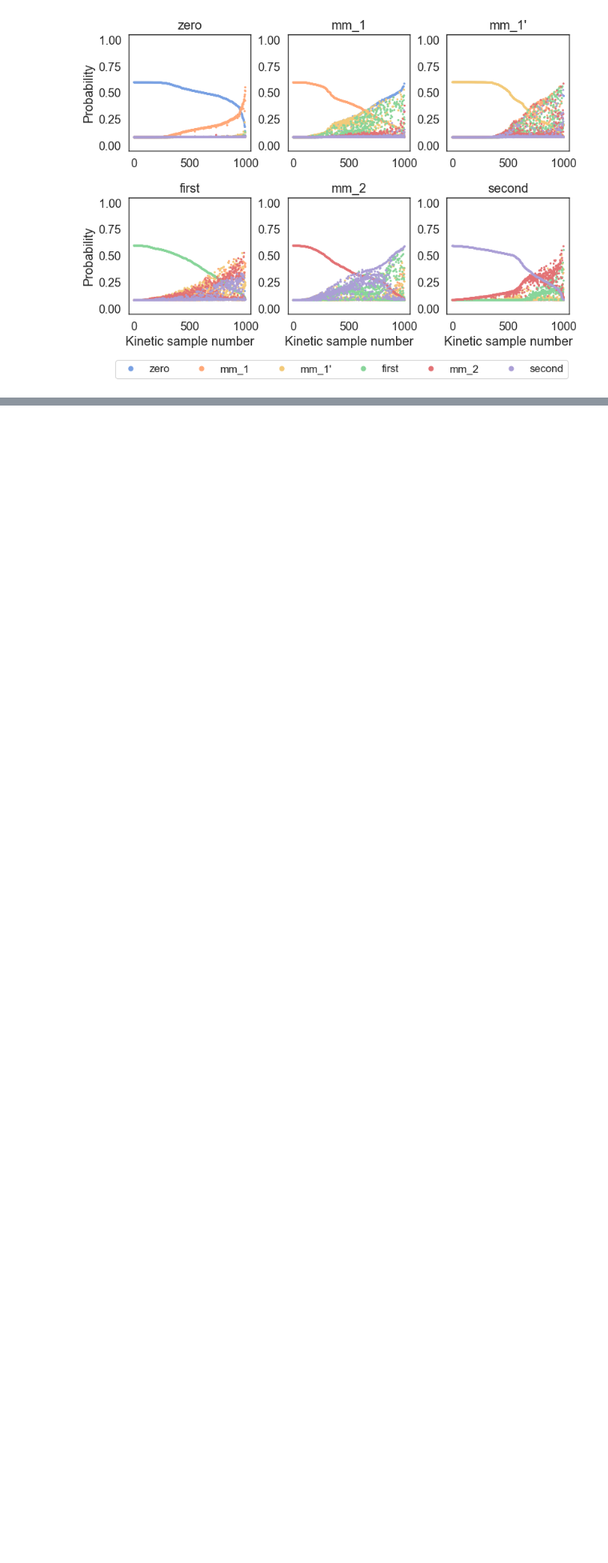
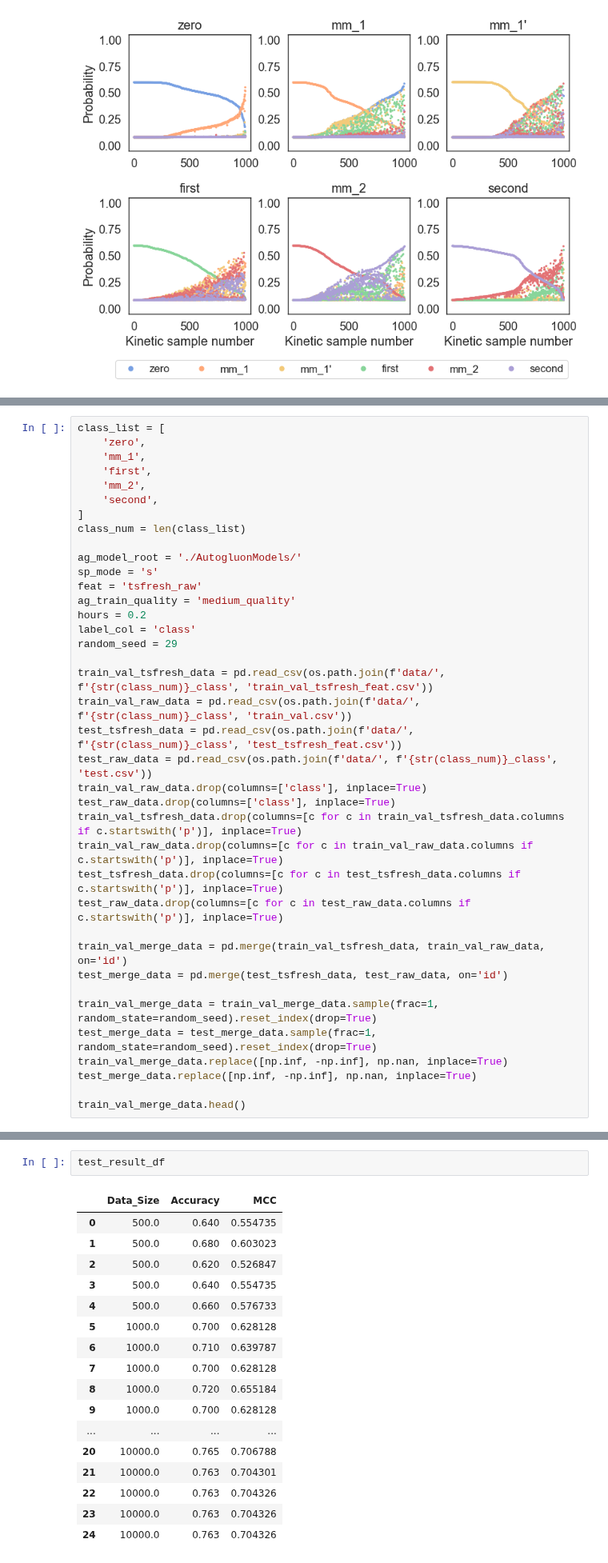
Before and after one commit to tom832/Classification_of_Substrate_Orders_in_Reaction_Kinetics, a Jupyter notebook: ag_result_analysis.ipynb, the cells around one changed output, grey strips where cells are left out. Shown at 80% size. Drawn from its saved outputs; the diff is of its cells as text; blank space fills up the shorter version.

```diff
--- a/ag_result_analysis.ipynb
+++ b/ag_result_analysis.ipynb
@@ -445,0 +455,38 @@ for ax in axes[3:]:
+# %%
+class_list = [
+    'zero',
+    'mm_1',
+    'first',
+    'mm_2',
+    'second',
+]
+class_num = len(class_list)
+
+ag_model_root = './AutogluonModels/'
+sp_mode = 's'
+feat = 'tsfresh_raw'
+ag_train_quality = 'medium_quality'
+hours = 0.2
+label_col = 'class'
+random_seed = 29
+
+train_val_tsfresh_data = pd.read_csv(os.path.join(f'data/', f'{str(class_num)}_class', 'train_val_tsfresh_feat.csv'))
+train_val_raw_data = pd.read_csv(os.path.join(f'data/', f'{str(class_num)}_class', 'train_val.csv'))
+test_tsfresh_data = pd.read_csv(os.path.join(f'data/', f'{str(class_num)}_class', 'test_tsfresh_feat.csv'))
+test_raw_data = pd.read_csv(os.path.join(f'data/', f'{str(class_num)}_class', 'test.csv'))
+train_val_raw_data.drop(columns=['class'], inplace=True)
+test_raw_data.drop(columns=['class'], inplace=True)
+train_val_tsfresh_data.drop(columns=[c for c in train_val_tsfresh_data.columns if c.startswith('p')], inplace=True)
+train_val_raw_data.drop(columns=[c for c in train_val_raw_data.columns if c.startswith('p')], inplace=True)
+test_tsfresh_data.drop(columns=[c for c in test_tsfresh_data.columns if c.startswith('p')], inplace=True)
+test_raw_data.drop(columns=[c for c in test_raw_data.columns if c.startswith('p')], inplace=True)
+
+train_val_merge_data = pd.merge(train_val_tsfresh_data, train_val_raw_data, on='id')
+test_merge_data = pd.merge(test_tsfresh_data, test_raw_data, on='id')
+
+train_val_merge_data = train_val_merge_data.sample(frac=1, random_state=random_seed).reset_index(drop=True)
+test_merge_data = test_merge_data.sample(frac=1, random_state=random_seed).reset_index(drop=True)
+train_val_merge_data.replace([np.inf, -np.inf], np.nan, inplace=True)
+test_merge_data.replace([np.inf, -np.inf], np.nan, inplace=True)
+
+train_val_merge_data.head()
@@ -445,0 +549,20 @@ for ax in axes[3:]:
+# %%
+test_result_df
+# %% [output]
+|  | Data_Size | Accuracy | MCC |
+| 0 | 500.0 | 0.640 | 0.554735 |
+| 1 | 500.0 | 0.680 | 0.603023 |
+| 2 | 500.0 | 0.620 | 0.526847 |
+| 3 | 500.0 | 0.640 | 0.554735 |
+| 4 | 500.0 | 0.660 | 0.576733 |
+| 5 | 1000.0 | 0.700 | 0.628128 |
+| 6 | 1000.0 | 0.710 | 0.639787 |
+| 7 | 1000.0 | 0.700 | 0.628128 |
+| 8 | 1000.0 | 0.720 | 0.655184 |
+| 9 | 1000.0 | 0.700 | 0.628128 |
+| ... | ... | ... | ... |
+| 20 | 10000.0 | 0.765 | 0.706788 |
+| 21 | 10000.0 | 0.763 | 0.704301 |
+| 22 | 10000.0 | 0.763 | 0.704326 |
+| 23 | 10000.0 | 0.763 | 0.704326 |
+| 24 | 10000.0 | 0.763 | 0.704326 |
```
Also changed, not shown: parts of 5 cells of this notebook.
